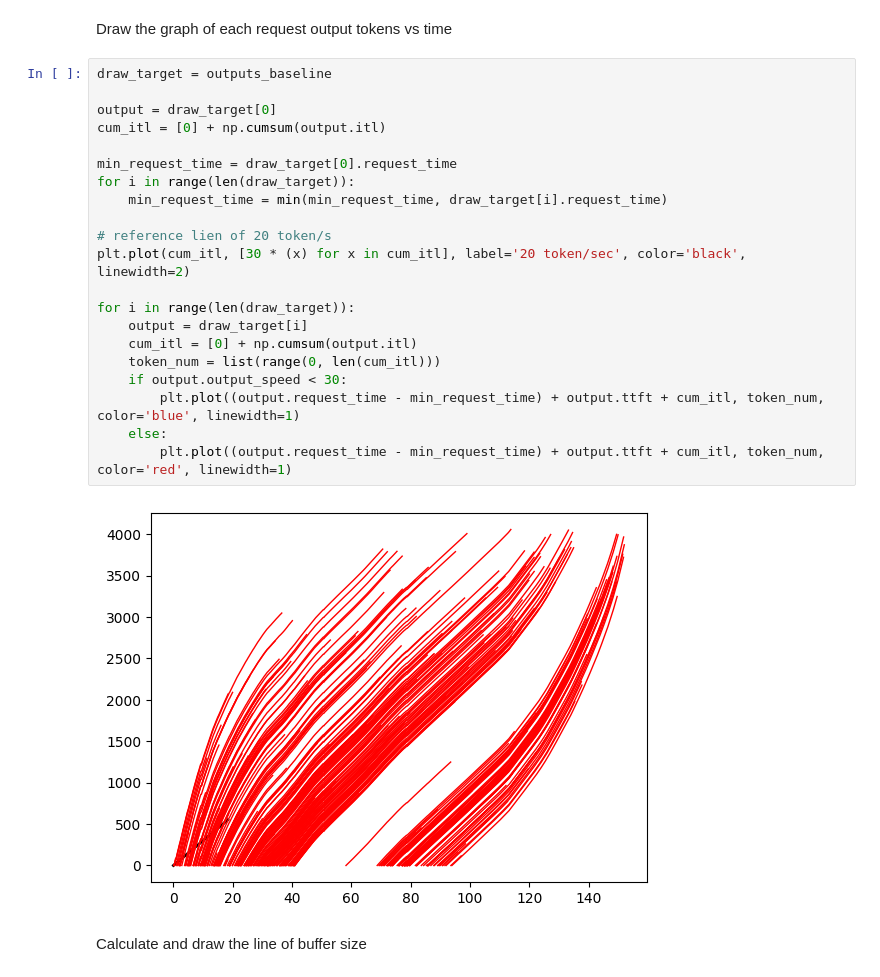
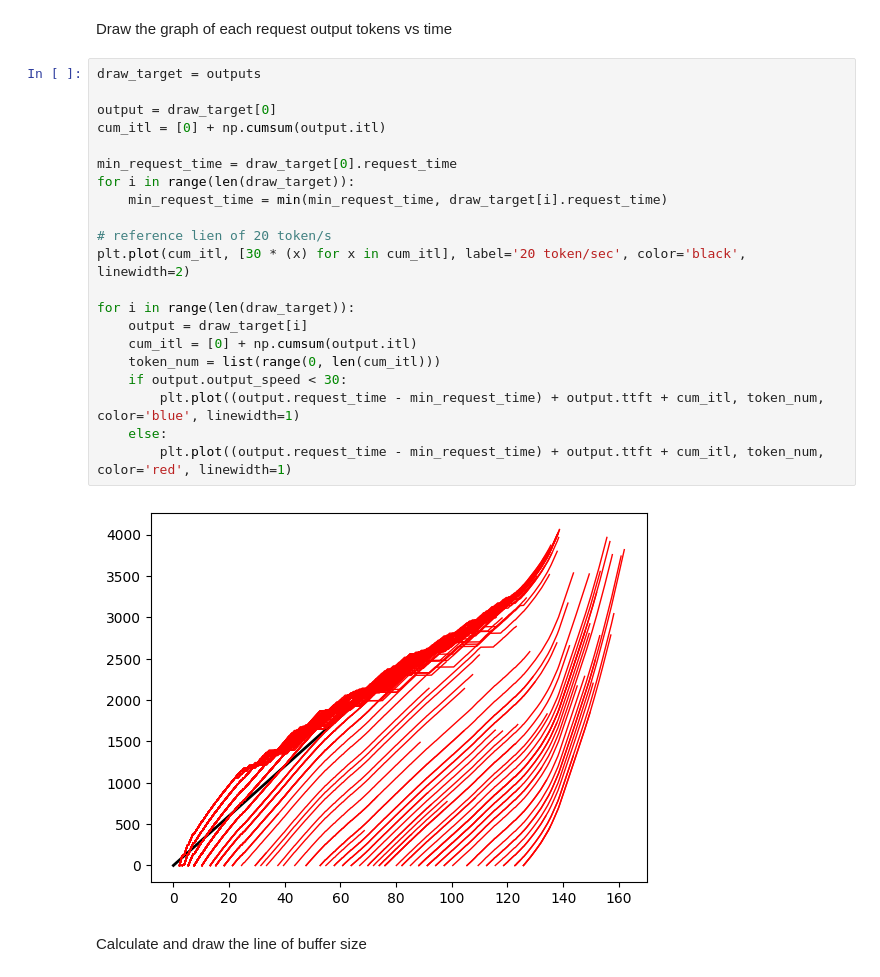
Before and after one commit to flyinglandlord/sglang, a Jupyter notebook: experiments.ipynb, the cells around one changed output. Drawn from its saved outputs; the diff is of its cells as text.

```diff
--- a/experiments.ipynb
+++ b/experiments.ipynb
@@ -126,28 +126,28 @@ Effective Throughput Score: 9760.966
 # %% [markdown]
 Draw the graph of each request output tokens vs time
 # %%
-draw_target = outputs_baseline
+draw_target = outputs
 
 output = draw_target[0]
 cum_itl = [0] + np.cumsum(output.itl)
 
 min_request_time = draw_target[0].request_time
 for i in range(len(draw_target)):
     min_request_time = min(min_request_time, draw_target[i].request_time)
 
 # reference lien of 20 token/s
 plt.plot(cum_itl, [30 * (x) for x in cum_itl], label='20 token/sec', color='black', linewidth=2)
 
 for i in range(len(draw_target)):
     output = draw_target[i]
     cum_itl = [0] + np.cumsum(output.itl)
     token_num = list(range(0, len(cum_itl)))
     if output.output_speed < 30:
         plt.plot((output.request_time - min_request_time) + output.ttft + cum_itl, token_num, color='blue', linewidth=1)
     else:
         plt.plot((output.request_time - min_request_time) + output.ttft + cum_itl, token_num, color='red', linewidth=1)
 # %% [output]
-[figure, old version]
+[figure, new version]
 # %% [markdown]
 Calculate and draw the line of buffer size
 # %%
```
Also changed, not shown: parts of 2 cells of this notebook, 5 other files.
